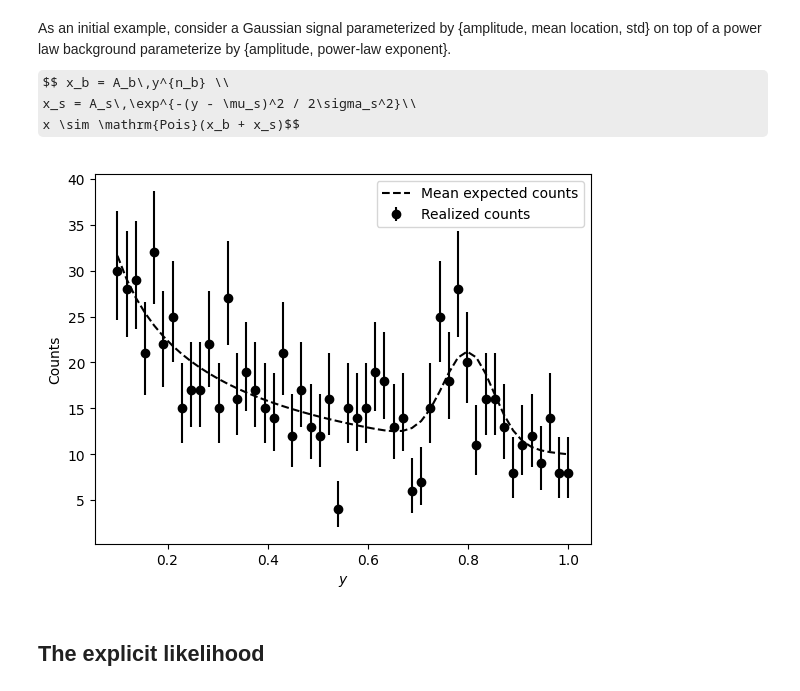
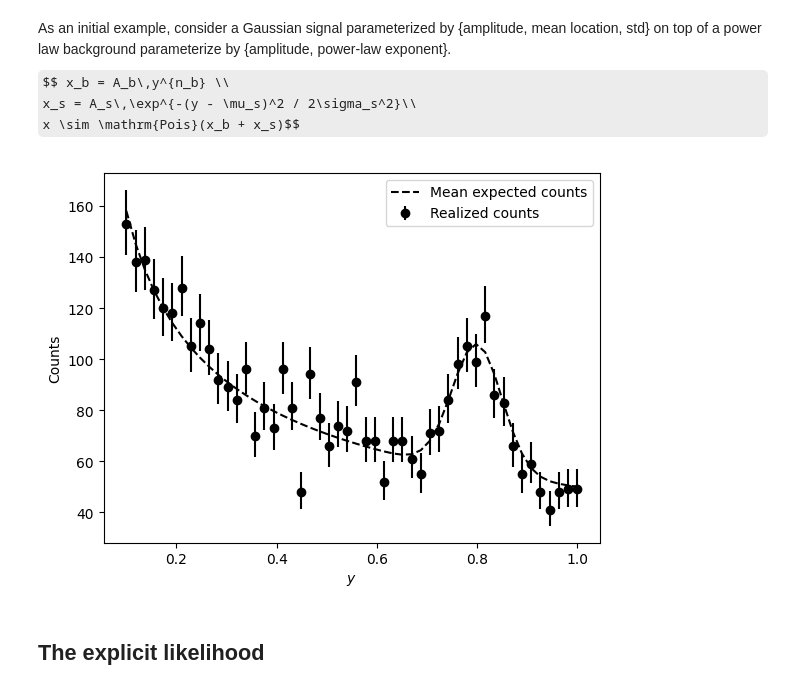
Before and after one commit to smsharma/sbi-lecture-mit, a Jupyter notebook: tutorial.ipynb, the cells around one changed output. Cells and saved outputs as stored; diff of their text form; code cells hidden in the pictures; some formulas as TeX source.

```diff
--- a/tutorial.ipynb
+++ b/tutorial.ipynb
@@ -49,36 +49,36 @@ def bump_forward_model(y, amp_s, mu_s, std_s, amp_b, exp_b):
 # %%
 def poisson_interval(k, alpha=0.32):
     """ Uses chisquared info to get the poisson interval.poisson
     """
     a = alpha
     low, high = (chi2.ppf(a/2, 2*k) / 2, chi2.ppf(1-a/2, 2*k + 2) / 2)
     if k == 0:
         low = 0.0
     return k - low, high - k
 
 y = np.linspace(0.1, 1, 50)  # Dependent variable
 
 # Mean expected counts
 x_mu = bump_forward_model(y,
-                    amp_s=10, mu_s=0.8, std_s=0.05,  # Signal params
-                    amp_b=10, exp_b=-0.5)  # Background params
+                    amp_s=50, mu_s=0.8, std_s=0.05,  # Signal params
+                    amp_b=50, exp_b=-0.5)  # Background params
 
 # Realized counts
 x = np.random.poisson(x_mu)
 x_err = np.array([poisson_interval(k) for k in x.T]).T
 
 # Plot
 plt.plot(y, x_mu, color='k', ls='--', label="Mean expected counts")
 plt.errorbar(y, x, yerr=x_err, fmt='o', color='k', label="Realized counts")
 
 plt.xlabel("$y$")
 plt.ylabel("Counts")
 
 plt.legend()
 
 plt.savefig("assets/x1.pdf")
 # %% [output]
-[figure, old version]
+[figure, new version]
 # %% [markdown]
 ## The explicit likelihood
 # %% [markdown]
```
Also changed, not shown: parts of 25 cells of this notebook, 2 other files.
